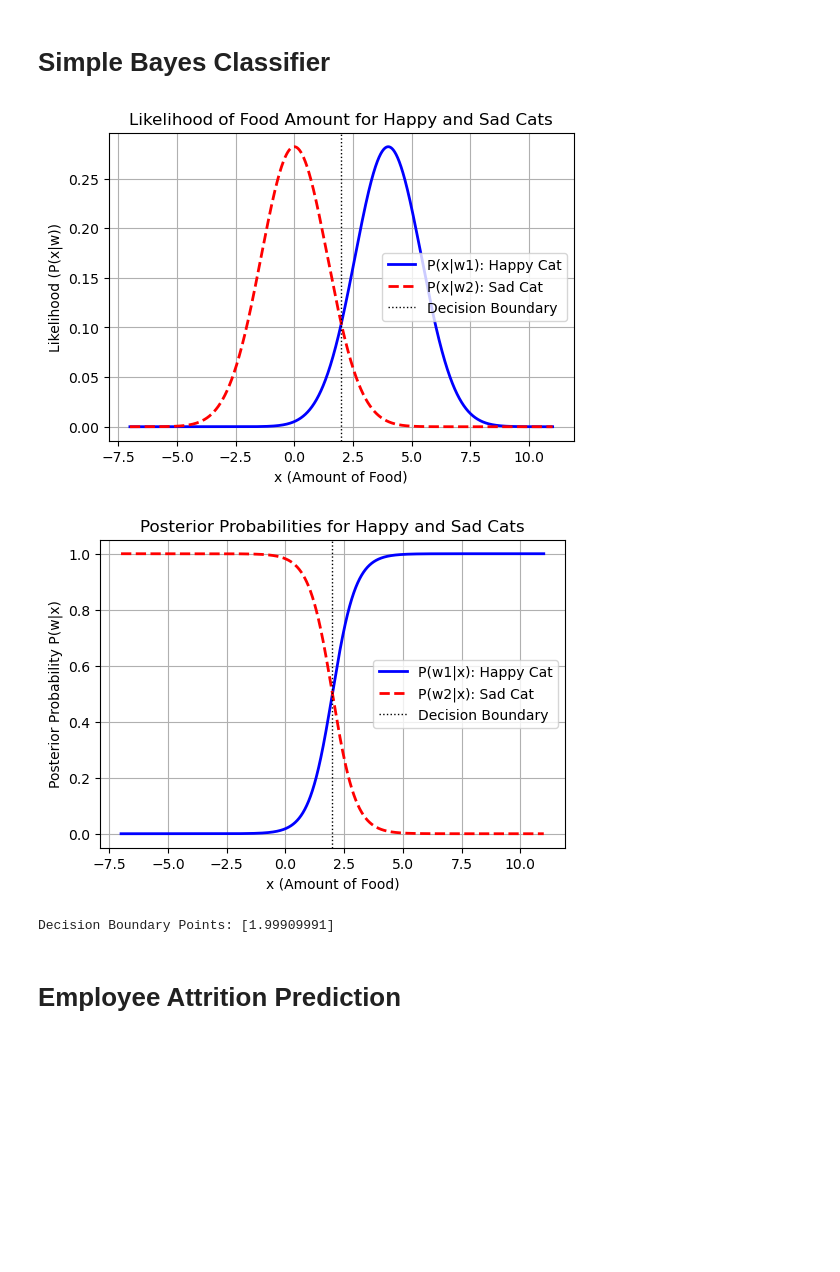
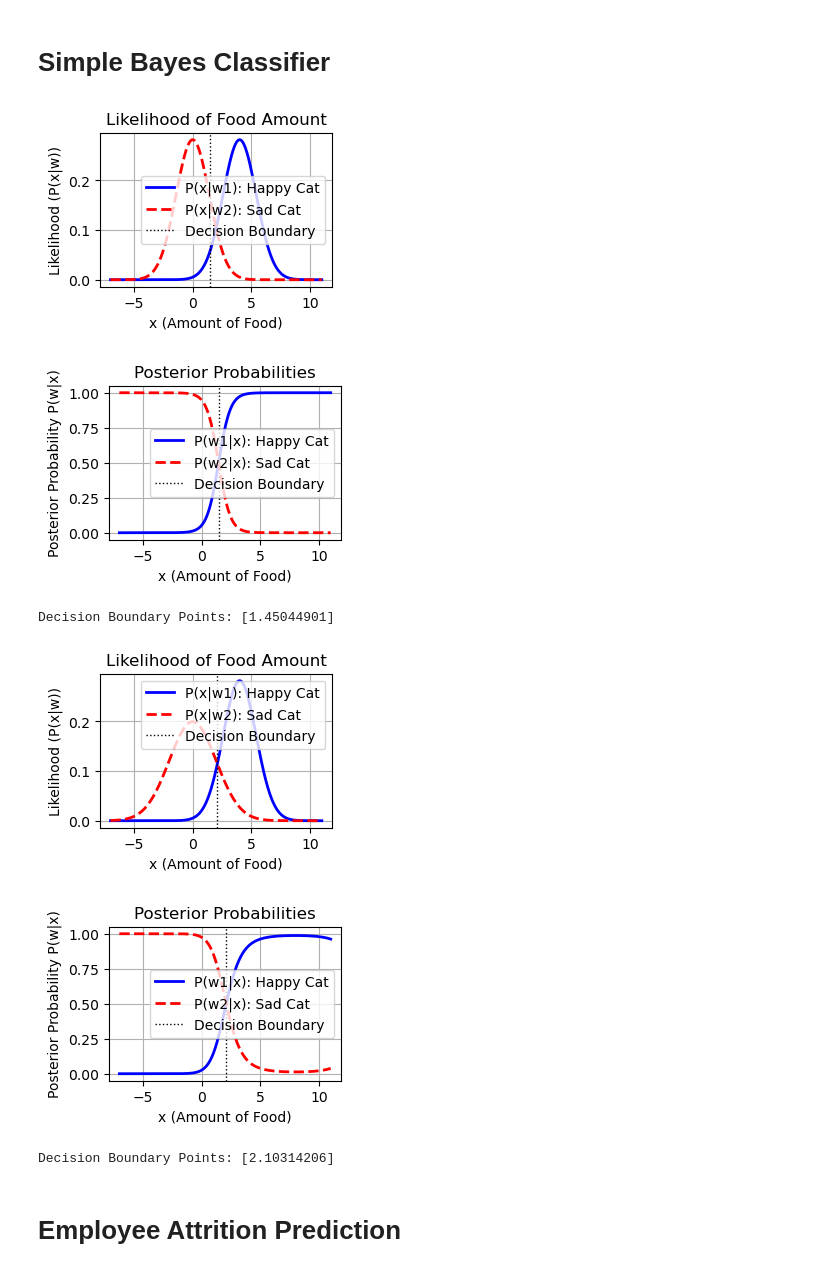
Before and after one commit to JeansAthiwat/PATT_RECOG-REQUIEM, a Jupyter notebook: HW/HW02/HW2.ipynb, the cells around one changed output. Drawn from its saved outputs; the diff is of its cells as text; code cells hidden in the pictures; blank space fills up the shorter version.

Commit message:
SimpleBayesClassifier done

```diff
--- a/HW/HW02/HW2.ipynb
+++ b/HW/HW02/HW2.ipynb
@@ -10,7 +10,7 @@ import numpy as np
 import matplotlib.pyplot as plt
 
 class SimpleBayesClassifier:
-    def __init__(self, x=np.linspace(-7, 11, 10000),prior = {"w1": 0.5, "w2": 0.5},dist={"w1": (4,2), "w2": (0,2)}):  # Extended range for better visualization
+    def __init__(self, x=np.linspace(-7, 11, 50000),prior = {"w1": 0.75, "w2": 0.25},dist={"w1": (4,2), "w2": (0,2)}):  # Extended range for better visualization
         self.x = x  # Range of x values
         self.class_tag = {"happy cat": "w1", "sad cat": "w2"}
         self.prior = prior
@@ -57,7 +57,7 @@ class SimpleBayesClassifier:
         likelihood_w2 = self.likelihood(self.x, w="w2")
         decision_boundaries = self.likelihood_ratio_test()  # Get decision boundaries
 
-        plt.figure(figsize=(6, 4))
+        plt.figure(figsize=(3, 2))
         plt.plot(self.x, likelihood_w1, label="P(x|w1): Happy Cat", color="blue", linewidth=2)
         plt.plot(self.x, likelihood_w2, label="P(x|w2): Sad Cat", color="red", linestyle="--", linewidth=2)
 
@@ -65,7 +65,7 @@ class SimpleBayesClassifier:
         for boundary in decision_boundaries:
             plt.axvline(boundary, color="black", linestyle=":", linewidth=1, label="Decision Boundary")
 
-        plt.title("Likelihood of Food Amount for Happy and Sad Cats")
+        plt.title("Likelihood of Food Amount")
         plt.xlabel("x (Amount of Food)")
         plt.ylabel("Likelihood (P(x|w))")
         plt.legend()
@@ -78,7 +78,7 @@ class SimpleBayesClassifier:
         posterior_w2 = self.posterior(self.x, w="w2")
         decision_boundaries = self.likelihood_ratio_test()  # Get decision boundaries
 
-        plt.figure(figsize=(6, 4))
+        plt.figure(figsize=(3, 2))
         plt.plot(self.x, posterior_w1, label="P(w1|x): Happy Cat", color="blue", linewidth=2)
         plt.plot(self.x, posterior_w2, label="P(w2|x): Sad Cat", color="red", linestyle="--", linewidth=2)
 
@@ -86,7 +86,7 @@ class SimpleBayesClassifier:
         for boundary in decision_boundaries:
             plt.axvline(boundary, color="black", linestyle=":", linewidth=1, label="Decision Boundary")
 
-        plt.title("Posterior Probabilities for Happy and Sad Cats")
+        plt.title("Posterior Probabilities")
         plt.xlabel("x (Amount of Food)")
         plt.ylabel("Posterior Probability P(w|x)")
         plt.legend()
@@ -95,15 +95,26 @@ class SimpleBayesClassifier:
 # %%
 # Instantiate the classifier
 classifier = SimpleBayesClassifier()
 
 classifier.plot_likelihood()
 classifier.plot_posterior()
 decision_boundary = classifier.likelihood_ratio_test()
 print("Decision Boundary Points:", decision_boundary)
+
+# Instantiate the classifier
+classifier2 = SimpleBayesClassifier(prior = {"w1": 0.5, "w2": 0.5},dist={"w1": (4,2), "w2": (0,4)})  # Extended range for better visualization)
+
+classifier2.plot_likelihood()
+classifier2.plot_posterior()
+decision_boundary2 = classifier2.likelihood_ratio_test()
+print("Decision Boundary Points:", decision_boundary2)
 # %% [output]
-[figure, old version]
+[figure, new version]
-[figure, old version]
+[figure, new version]
-Decision Boundary Points: [1.99909991]
+Decision Boundary Points: [1.45044901]
+[figure, added]
+[figure, added]
+Decision Boundary Points: [2.10314206]
 # %% [markdown]
 # Employee Attrition Prediction
 # %% [markdown]
```
